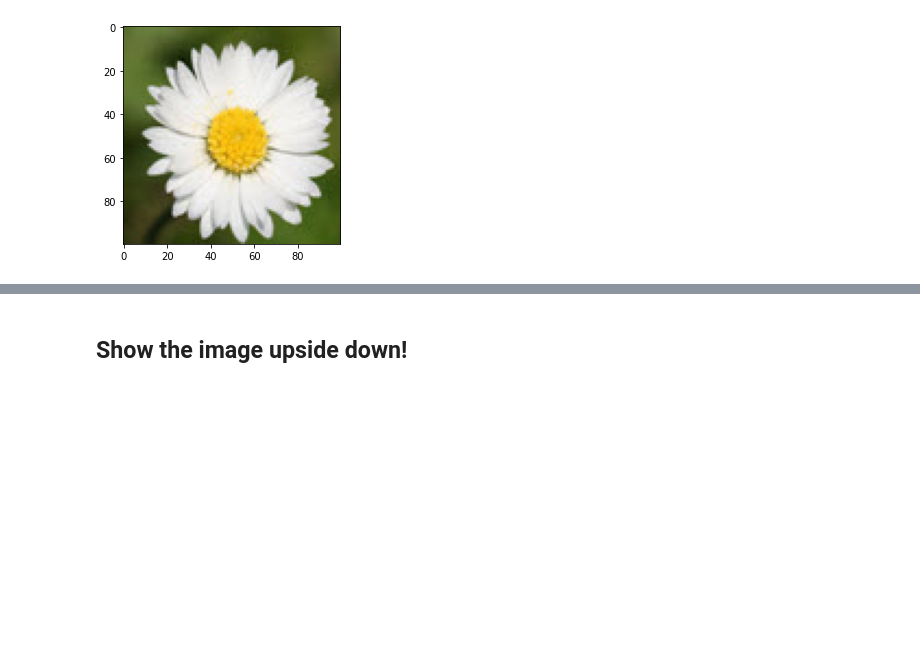
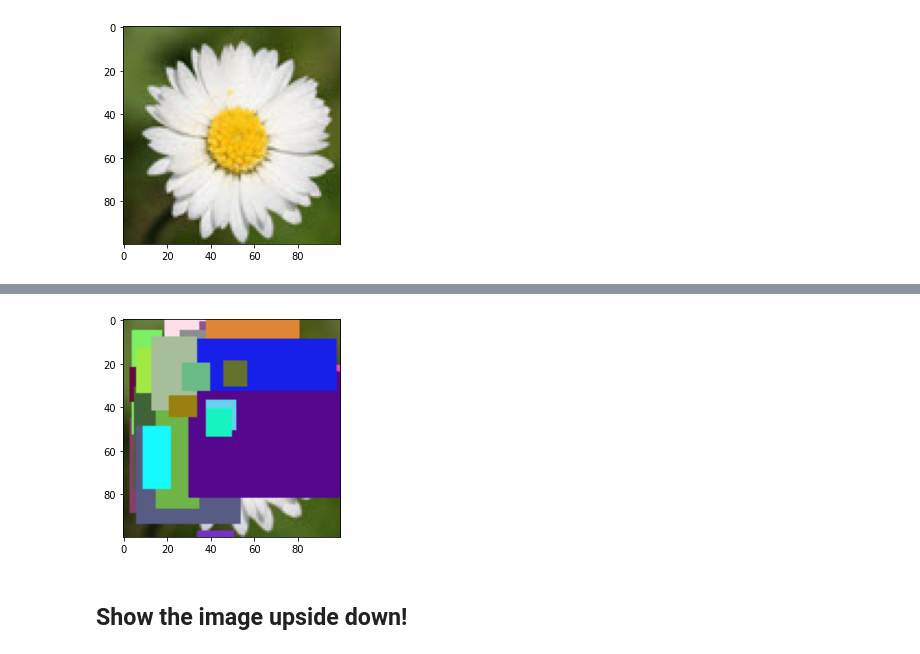
Before and after one commit to noora20FH/PCVK, a Jupyter notebook: week2.ipynb, the cells around one changed output, grey strips where cells are left out. Drawn from its saved outputs; the diff is of its cells as text; code cells hidden in the pictures; blank space fills up the shorter version.

```diff
--- a/week2.ipynb
+++ b/week2.ipynb
@@ -340,2 +334,25 @@ plt.show()
+# %%
+import random
+
+daisy7 = daisy3
+
+for i in range(5):#generate 5 random boxes
+  x = np.random.randint(0, 100 - 50)  # Random x coordinate, the pixel
+  y = np.random.randint(0, 100 - 50)  # Random y coordinate
+  w = np.random.randint(10, 15)       # Random width, the size of the box
+  h = np.random.randint(10, 15)       # Random height
+  r = np.random.randint(0, 256)       # Random red value
+  g = np.random.randint(0, 256)       # Random green value
+  b = np.random.randint(0, 256)       # Random blue value
+  color = (r, g, b)                   # Random color
+
+    # Draw the box on the image
+  daisy7[y:y+h, x:x+w, :] = color
+
+# Display the image
+plt.imshow(daisy7)
+plt.show()
+# %% [output]
+[figure, added]
 # %% [markdown]
 ## Show the image upside down!
```
Also changed, not shown: parts of 15 cells of this notebook.
